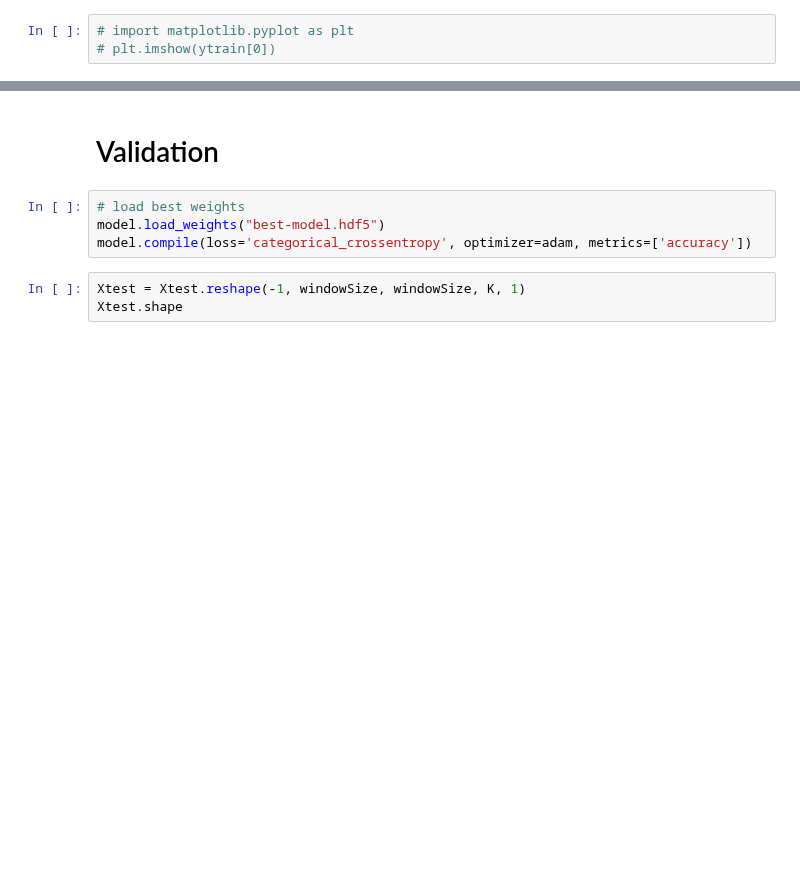
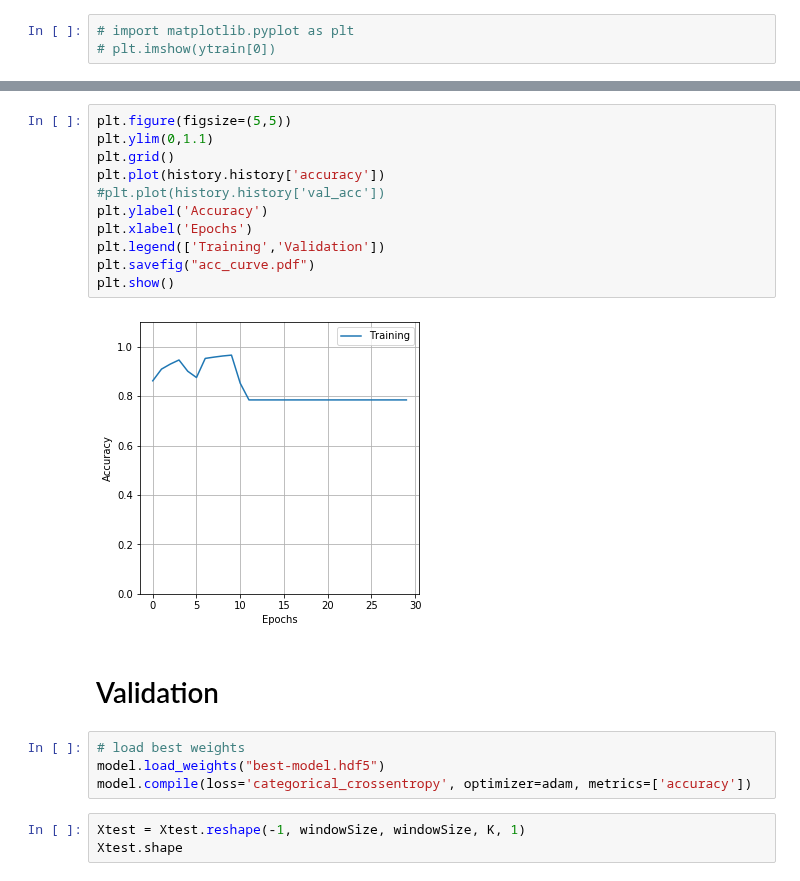
Before and after one commit to thortom/multispectral-chicken, a Jupyter notebook: NotMyCode/HybridSN/Hybrid-Spectral-Net.ipynb, the cells around one changed output, grey strips where cells are left out. Drawn from its saved outputs; the diff is of its cells as text; blank space fills up the shorter version.

```diff
--- a/NotMyCode/HybridSN/Hybrid-Spectral-Net.ipynb
+++ b/NotMyCode/HybridSN/Hybrid-Spectral-Net.ipynb
@@ -291,3 +311,16 @@ plt.show()
+# %%
+plt.figure(figsize=(5,5))
+plt.ylim(0,1.1)
+plt.grid()
+plt.plot(history.history['accuracy'])
+#plt.plot(history.history['val_acc'])
+plt.ylabel('Accuracy')
+plt.xlabel('Epochs')
+plt.legend(['Training','Validation'])
+plt.savefig("acc_curve.pdf")
+plt.show()
+# %% [output]
+[figure, added]
 # %% [markdown]
 # Validation
 # %%
```
Also changed, not shown: parts of 31 cells of this notebook, 1 other file.
